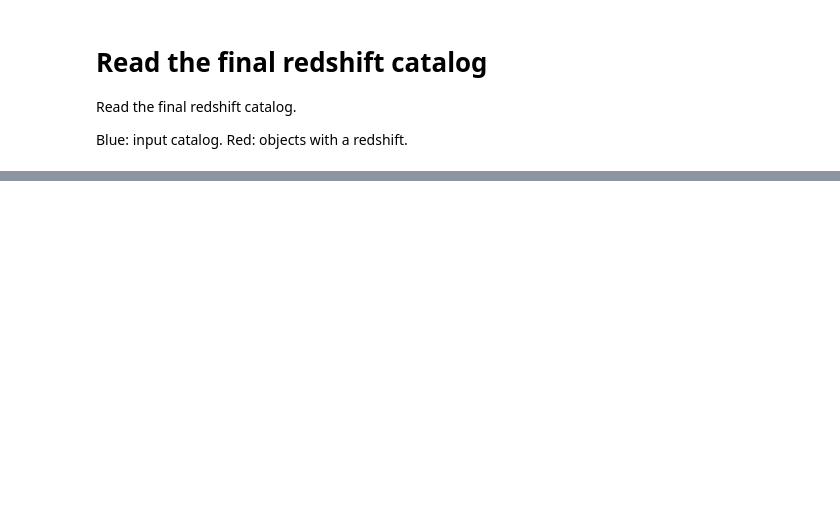
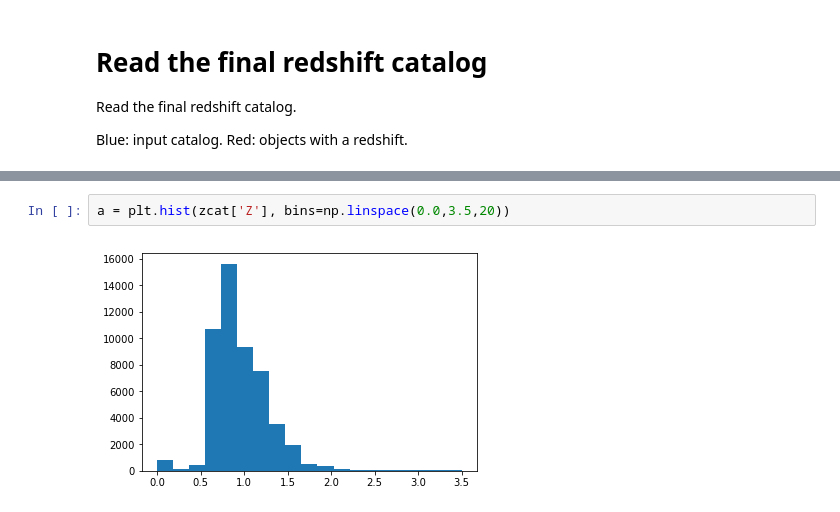
Before and after one commit to desihub/quicksurvey_example, a Jupyter notebook: readme.ipynb, the cells around one changed output, grey strips where cells are left out. Drawn from its saved outputs; the diff is of its cells as text; blank space fills up the shorter version.

```diff
--- a/readme.ipynb
+++ b/readme.ipynb
@@ -454 +455,5 @@ print(np.count_nonzero(zcat_in_mtl))
 [figure]
+# %%
+a = plt.hist(zcat['Z'], bins=np.linspace(0.0,3.5,20))
+# %% [output]
+[figure, added]
```
Also changed, not shown: parts of 6 cells of this notebook.
